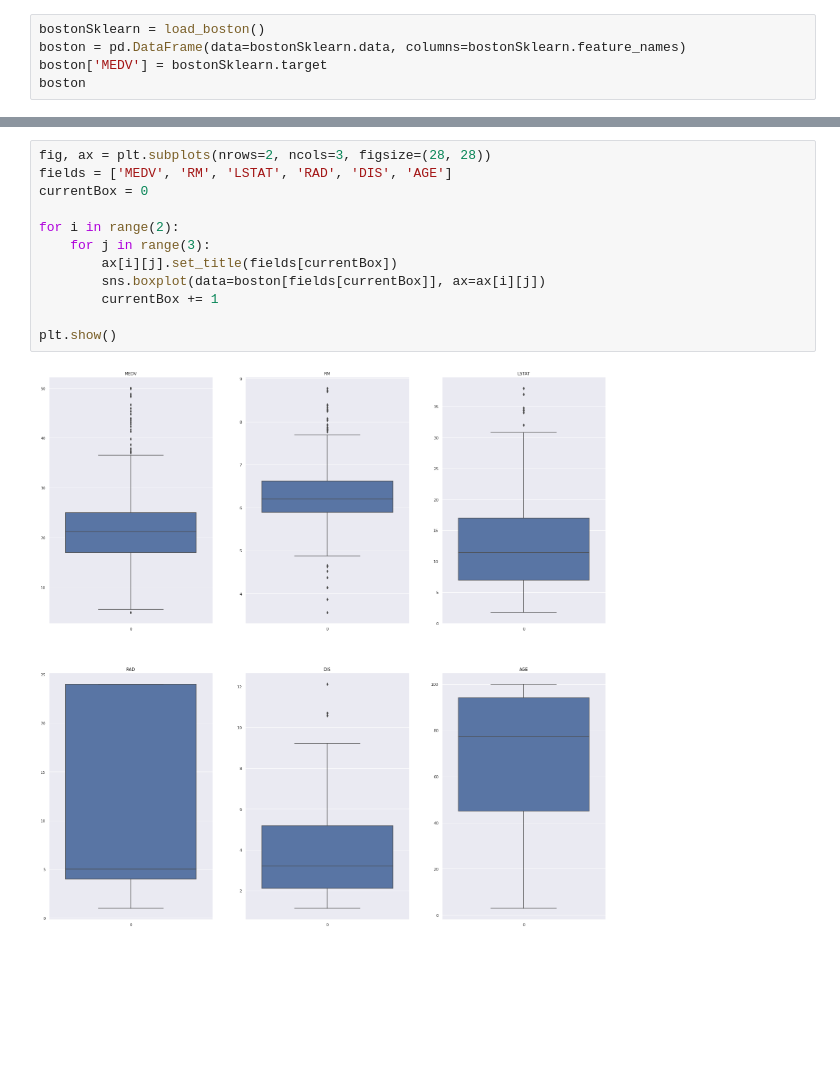
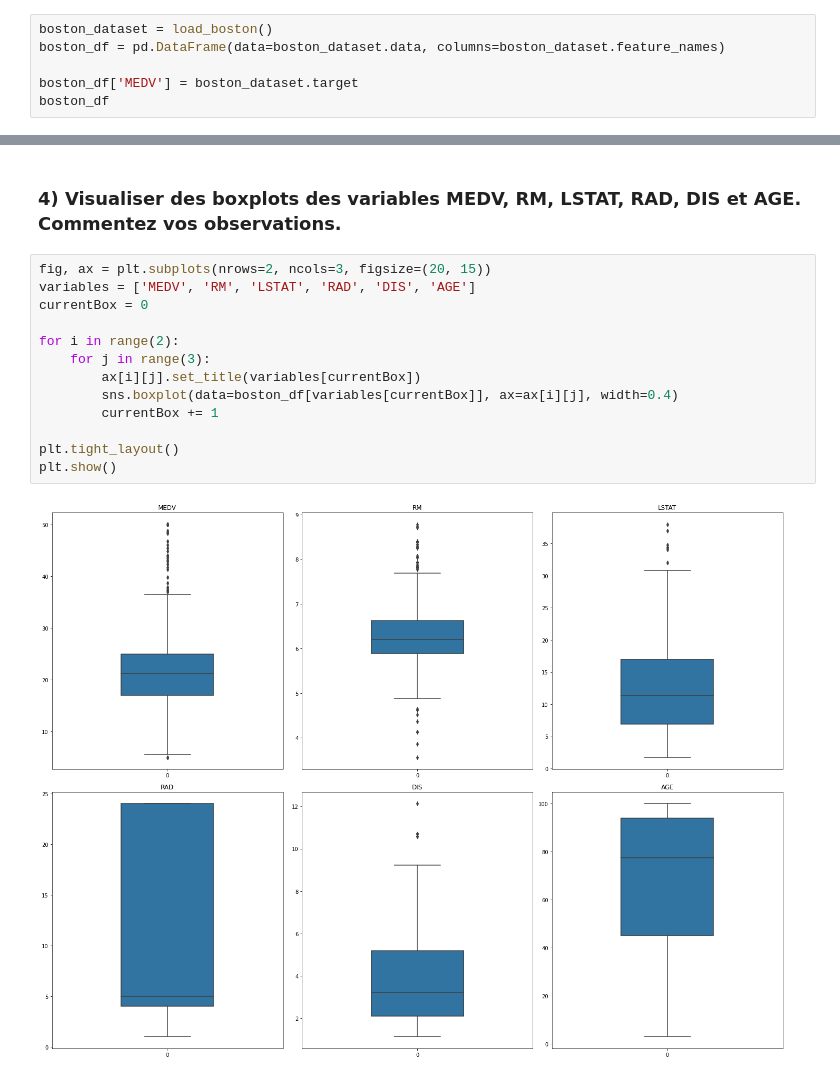
Before and after one commit to Leandro4002/ISD_TP5, a Jupyter notebook: notebook.ipynb, the cells around one changed output, grey strips where cells are left out. Drawn from its saved outputs; the diff is of its cells as text; blank space fills up the shorter version.

```diff
--- a/notebook.ipynb
+++ b/notebook.ipynb
@@ -8,6 +15,7 @@ from sklearn.datasets import load_boston
 # %%
-bostonSklearn = load_boston()
-boston = pd.DataFrame(data=bostonSklearn.data, columns=bostonSklearn.feature_names)
-boston['MEDV'] = bostonSklearn.target
-boston
+boston_dataset = load_boston()
+boston_df = pd.DataFrame(data=boston_dataset.data, columns=boston_dataset.feature_names)
+
+boston_df['MEDV'] = boston_dataset.target
+boston_df
 # %% [output]
@@ -95,15 +88,18 @@ plt.show()
+# %% [markdown]
+### 4) Visualiser des boxplots des variables MEDV, RM, LSTAT, RAD, DIS et AGE. Commentez vos observations.
 # %%
-fig, ax = plt.subplots(nrows=2, ncols=3, figsize=(28, 28))
-fields = ['MEDV', 'RM', 'LSTAT', 'RAD', 'DIS', 'AGE']
+fig, ax = plt.subplots(nrows=2, ncols=3, figsize=(20, 15))
+variables = ['MEDV', 'RM', 'LSTAT', 'RAD', 'DIS', 'AGE']
 currentBox = 0
 
 for i in range(2):
     for j in range(3):
-        ax[i][j].set_title(fields[currentBox])
-        sns.boxplot(data=boston[fields[currentBox]], ax=ax[i][j])
+        ax[i][j].set_title(variables[currentBox])
+        sns.boxplot(data=boston_df[variables[currentBox]], ax=ax[i][j], width=0.4)
         currentBox += 1
 
+plt.tight_layout()
 plt.show()
 # %% [output]
-[figure, old version]
+[figure, new version]
 # %% [markdown]
```
Also changed, not shown: parts of 19 cells of this notebook.
